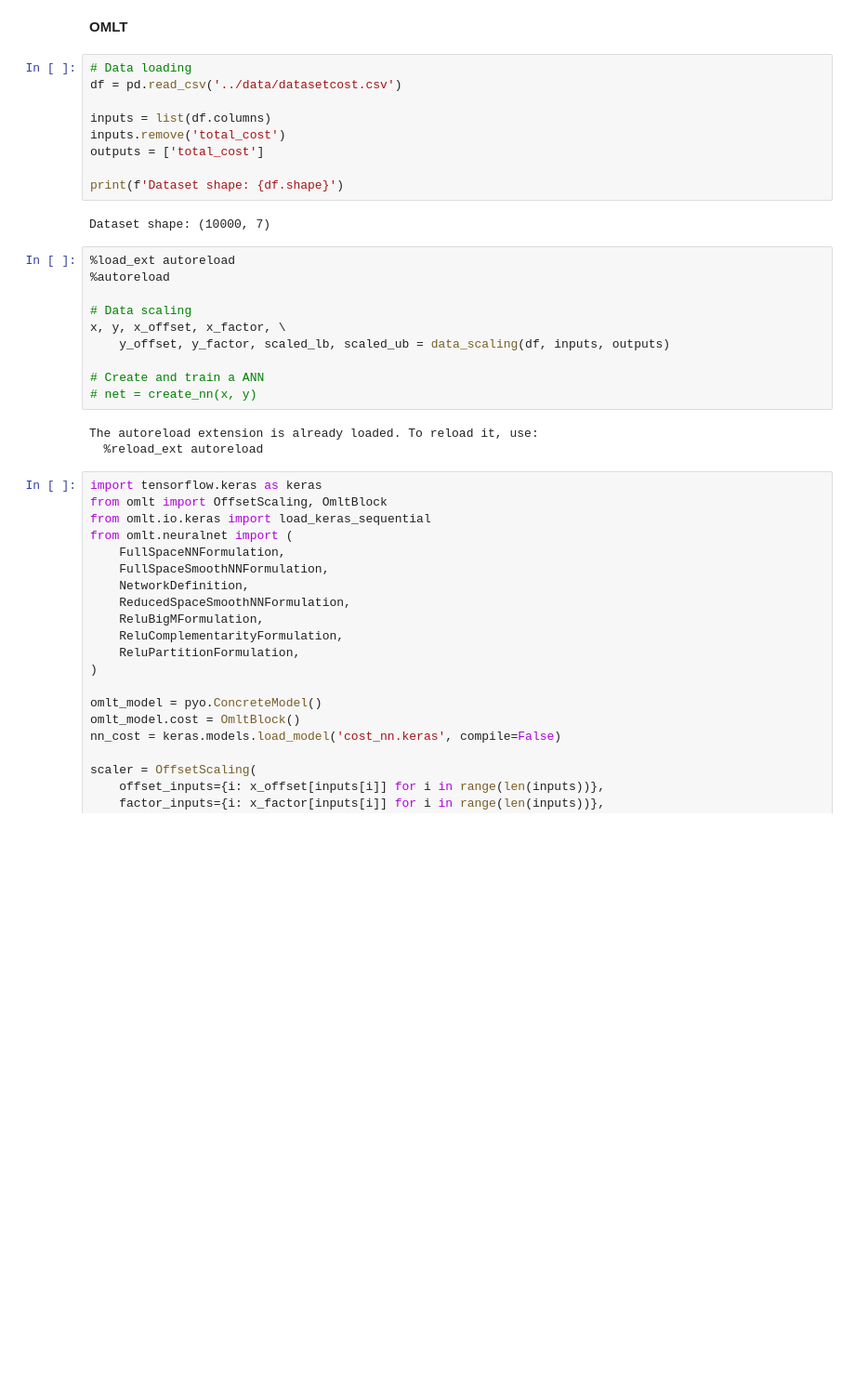
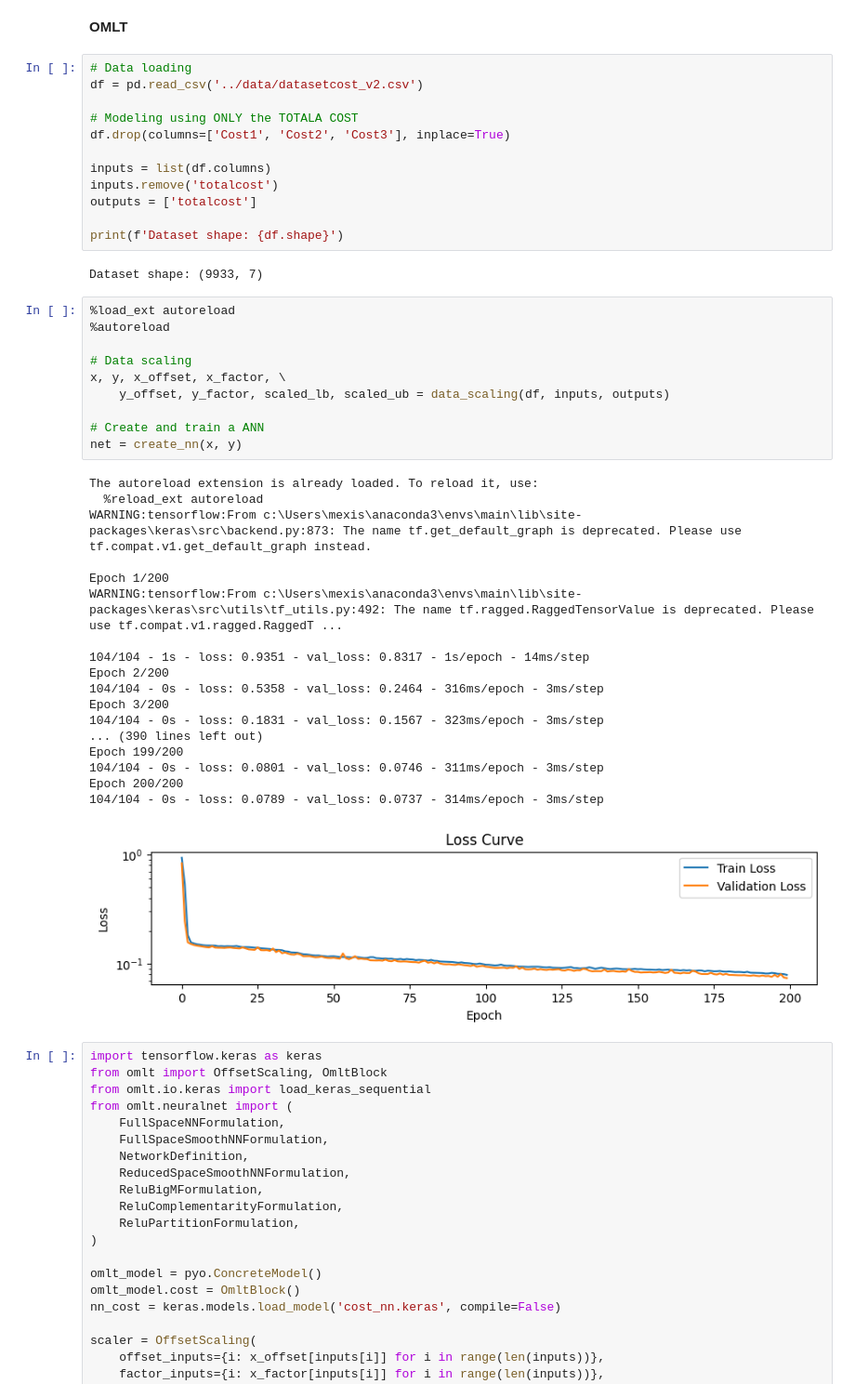
Before and after one commit to costasmexis/ML4OPT, a Jupyter notebook: notebooks/ewen_simple_opt.ipynb, the cells around one changed output. Shown at 93% size. Cells and saved outputs as stored; diff of their text form; blank space fills up the shorter version.

Commit message:
Run with new cost model

```diff
--- a/notebooks/ewen_simple_opt.ipynb
+++ b/notebooks/ewen_simple_opt.ipynb
@@ -12,28 +19,47 @@ from src.omlt_model import create_model
 __OMLT__
 # %%
 # Data loading
-df = pd.read_csv('../data/datasetcost.csv')
+df = pd.read_csv('../data/datasetcost_v2.csv')
+
+# Modeling using ONLY the TOTALA COST
+df.drop(columns=['Cost1', 'Cost2', 'Cost3'], inplace=True)
 
 inputs = list(df.columns)
-inputs.remove('total_cost')
-outputs = ['total_cost']
+inputs.remove('totalcost')
+outputs = ['totalcost']
 
 print(f'Dataset shape: {df.shape}')
 # %% [output]
-Dataset shape: (10000, 7)
+Dataset shape: (9933, 7)
 # %%
 %load_ext autoreload
 %autoreload
 
 # Data scaling
 x, y, x_offset, x_factor, \
     y_offset, y_factor, scaled_lb, scaled_ub = data_scaling(df, inputs, outputs)
 
 # Create and train a ANN
-# net = create_nn(x, y)
+net = create_nn(x, y)
 # %% [output]
 The autoreload extension is already loaded. To reload it, use:
   %reload_ext autoreload
+WARNING:tensorflow:From c:\Users\mexis\anaconda3\envs\main\lib\site-packages\keras\src\backend.py:873: The name tf.get_default_graph is deprecated. Please use tf.compat.v1.get_default_graph instead.
+
+Epoch 1/200
+WARNING:tensorflow:From c:\Users\mexis\anaconda3\envs\main\lib\site-packages\keras\src\utils\tf_utils.py:492: The name tf.ragged.RaggedTensorValue is deprecated. Please use tf.compat.v1.ragged.RaggedT ...
+
+104/104 - 1s - loss: 0.9351 - val_loss: 0.8317 - 1s/epoch - 14ms/step
+Epoch 2/200
+104/104 - 0s - loss: 0.5358 - val_loss: 0.2464 - 316ms/epoch - 3ms/step
+Epoch 3/200
+104/104 - 0s - loss: 0.1831 - val_loss: 0.1567 - 323ms/epoch - 3ms/step
+... (390 lines left out)
+Epoch 199/200
+104/104 - 0s - loss: 0.0801 - val_loss: 0.0746 - 311ms/epoch - 3ms/step
+Epoch 200/200
+104/104 - 0s - loss: 0.0789 - val_loss: 0.0737 - 314ms/epoch - 3ms/step
+[figure, added]
 # %%
 import tensorflow.keras as keras
 from omlt import OffsetScaling, OmltBlock
```
Also changed, not shown: parts of 4 cells of this notebook, 2 other files.
